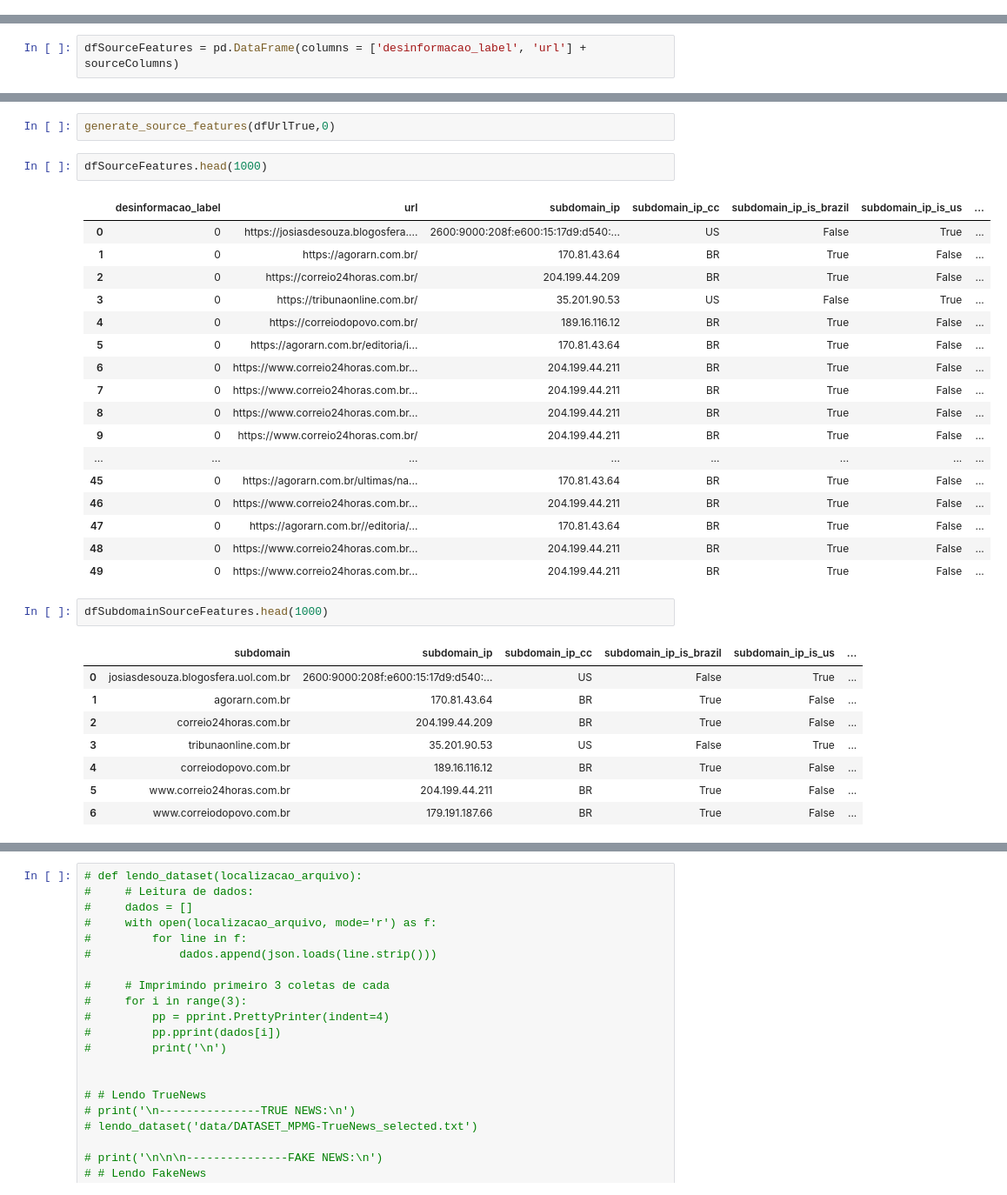
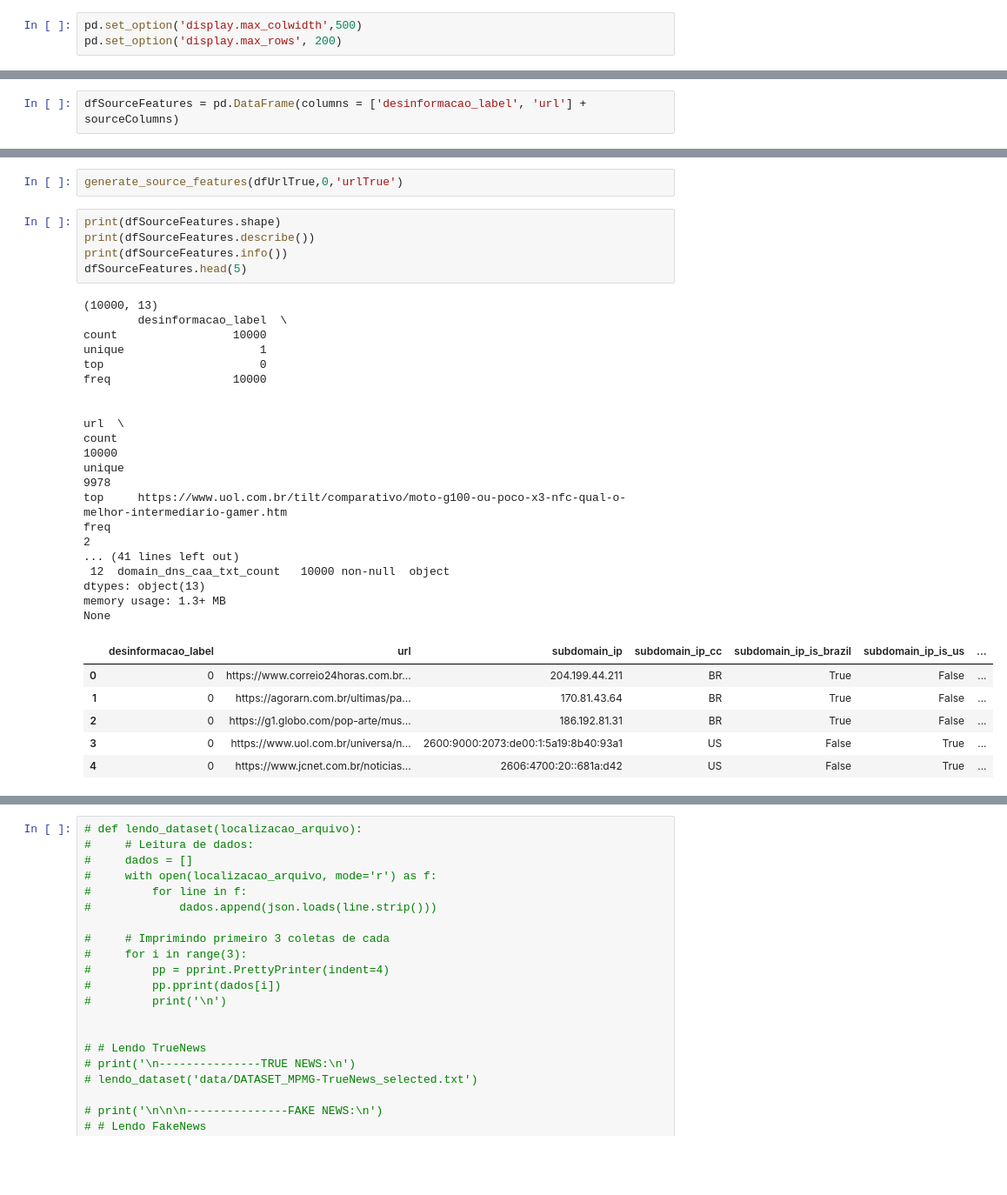
Before and after one commit to joaomcouto/E02_features, a Jupyter notebook: generateSourceFeatures.ipynb, the cells around one changed output, grey strips where cells are left out. Shown at 87% size. Drawn from its saved outputs; the diff is of its cells as text; blank space fills up the shorter version.

```diff
--- a/generateSourceFeatures.ipynb
+++ b/generateSourceFeatures.ipynb
@@ -52,2 +51,5 @@ url2title.csv                                 100%  407MB   5.6MB/s   01:13
+# %%
+pd.set_option('display.max_colwidth',500)
+pd.set_option('display.max_rows', 200)
 # %%
 #Carrega as URLs das 10 noticias mais compartilhadas dos sites de baixa credibilidade em um dataframe
@@ -273,33 +377,31 @@ def generate_source_features(dfUrlX, desinformacao_label):
 # %%
-generate_source_features(dfUrlTrue,0)
+generate_source_features(dfUrlTrue,0,'urlTrue')
-# %%
-dfSourceFeatures.head(1000)
-# %% [output]
-|  | desinformacao_label | url | subdomain_ip | subdomain_ip_cc | subdomain_ip_is_brazil | subdomain_ip_is_us | ... |
-| 0 | 0 | https://josiasdesouza.blogosfera.... | 2600:9000:208f:e600:15:17d9:d540:... | US | False | True | ... |
-| 1 | 0 | https://agorarn.com.br/ | 170.81.43.64 | BR | True | False | ... |
-| 2 | 0 | https://correio24horas.com.br/ | 204.199.44.209 | BR | True | False | ... |
-| 3 | 0 | https://tribunaonline.com.br/ | 35.201.90.53 | US | False | True | ... |
-| 4 | 0 | https://correiodopovo.com.br/ | 189.16.116.12 | BR | True | False | ... |
-| 5 | 0 | https://agorarn.com.br/editoria/i... | 170.81.43.64 | BR | True | False | ... |
-| 6 | 0 | https://www.correio24horas.com.br... | 204.199.44.211 | BR | True | False | ... |
-| 7 | 0 | https://www.correio24horas.com.br... | 204.199.44.211 | BR | True | False | ... |
-| 8 | 0 | https://www.correio24horas.com.br... | 204.199.44.211 | BR | True | False | ... |
-| 9 | 0 | https://www.correio24horas.com.br/ | 204.199.44.211 | BR | True | False | ... |
-| ... | ... | ... | ... | ... | ... | ... | ... |
-| 45 | 0 | https://agorarn.com.br/ultimas/na... | 170.81.43.64 | BR | True | False | ... |
-| 46 | 0 | https://www.correio24horas.com.br... | 204.199.44.211 | BR | True | False | ... |
-| 47 | 0 | https://agorarn.com.br//editoria/... | 170.81.43.64 | BR | True | False | ... |
-| 48 | 0 | https://www.correio24horas.com.br... | 204.199.44.211 | BR | True | False | ... |
-| 49 | 0 | https://www.correio24horas.com.br... | 204.199.44.211 | BR | True | False | ... |
-# %%
-dfSubdomainSourceFeatures.head(1000)
-# %% [output]
-|  | subdomain | subdomain_ip | subdomain_ip_cc | subdomain_ip_is_brazil | subdomain_ip_is_us | ... |
-| 0 | josiasdesouza.blogosfera.uol.com.br | 2600:9000:208f:e600:15:17d9:d540:... | US | False | True | ... |
-| 1 | agorarn.com.br | 170.81.43.64 | BR | True | False | ... |
-| 2 | correio24horas.com.br | 204.199.44.209 | BR | True | False | ... |
-| 3 | tribunaonline.com.br | 35.201.90.53 | US | False | True | ... |
-| 4 | correiodopovo.com.br | 189.16.116.12 | BR | True | False | ... |
-| 5 | www.correio24horas.com.br | 204.199.44.211 | BR | True | False | ... |
-| 6 | www.correiodopovo.com.br | 179.191.187.66 | BR | True | False | ... |
+# %%
+print(dfSourceFeatures.shape)
+print(dfSourceFeatures.describe())
+print(dfSourceFeatures.info())
+dfSourceFeatures.head(5)
+# %% [output]
+(10000, 13)
+        desinformacao_label  \
+count                 10000
+unique                    1
+top                       0
+freq                  10000
+
+                                                                                                           url  \
+count                                                                                                    10000
+unique                                                                                                    9978
+top     https://www.uol.com.br/tilt/comparativo/moto-g100-ou-poco-x3-nfc-qual-o-melhor-intermediario-gamer.htm
+freq                                                                                                         2
+... (41 lines left out)
+ 12  domain_dns_caa_txt_count   10000 non-null  object
+dtypes: object(13)
+memory usage: 1.3+ MB
+None
+|  | desinformacao_label | url | subdomain_ip | subdomain_ip_cc | subdomain_ip_is_brazil | subdomain_ip_is_us | ... |
+| 0 | 0 | https://www.correio24horas.com.br... | 204.199.44.211 | BR | True | False | ... |
+| 1 | 0 | https://agorarn.com.br/ultimas/pa... | 170.81.43.64 | BR | True | False | ... |
+| 2 | 0 | https://g1.globo.com/pop-arte/mus... | 186.192.81.31 | BR | True | False | ... |
+| 3 | 0 | https://www.uol.com.br/universa/n... | 2600:9000:2073:de00:1:5a19:8b40:93a1 | US | False | True | ... |
+| 4 | 0 | https://www.jcnet.com.br/noticias... | 2606:4700:20::681a:d42 | US | False | True | ... |
```
Also changed, not shown: parts of 39 cells of this notebook, 2 other files.
